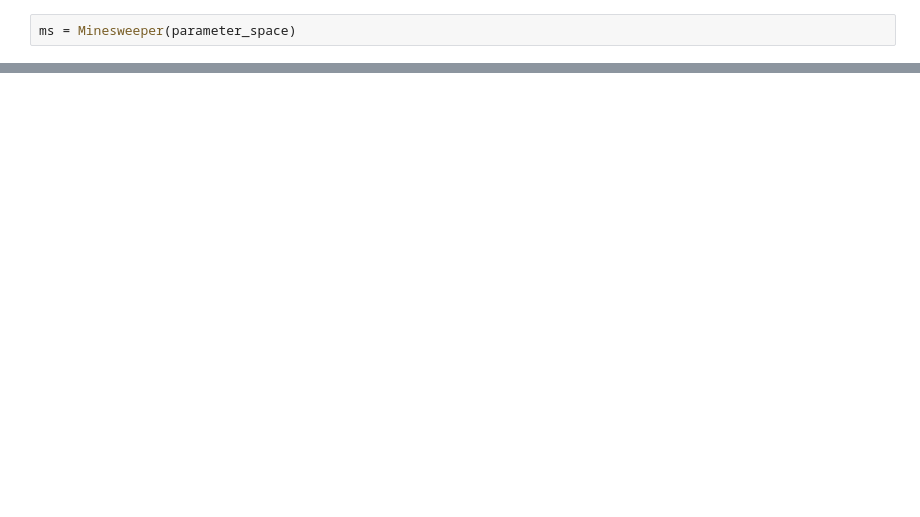
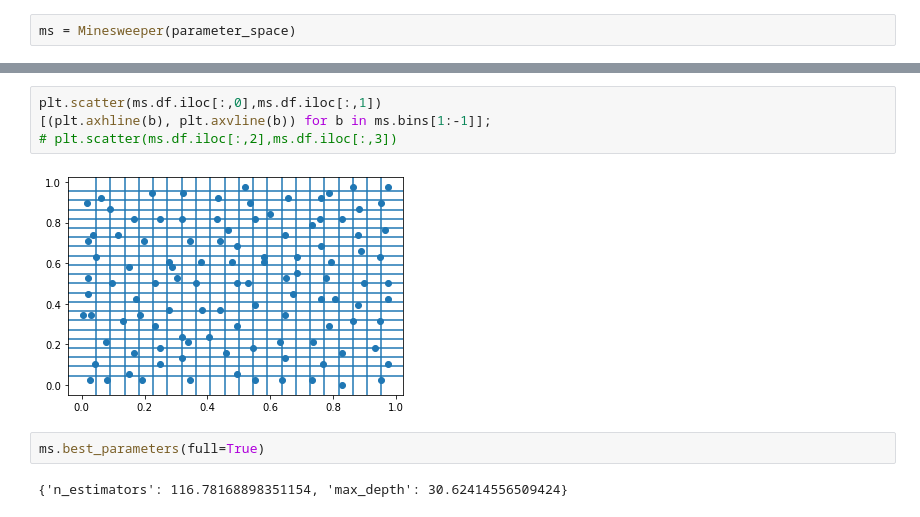
Before and after one commit to ljbelenky/minesweeper_tuning, a Jupyter notebook: higher dimensions.ipynb, the cells around one changed output, grey strips where cells are left out. Cells and saved outputs as stored; diff of their text form; blank space fills up the shorter version.

Commit message:
working with best_parameters

```diff
--- a/higher dimensions.ipynb
+++ b/higher dimensions.ipynb
@@ -145,0 +140,10 @@ ms.df.sort_values('score',ascending=False)
+# %%
+plt.scatter(ms.df.iloc[:,0],ms.df.iloc[:,1])
+[(plt.axhline(b), plt.axvline(b)) for b in ms.bins[1:-1]];
+# plt.scatter(ms.df.iloc[:,2],ms.df.iloc[:,3])
+# %% [output]
+[figure, added]
+# %%
+ms.best_parameters(full=True)
+# %% [output]
+{'n_estimators': 116.78168898351154, 'max_depth': 30.62414556509424}
```
Also changed, not shown: parts of 11 cells of this notebook.
